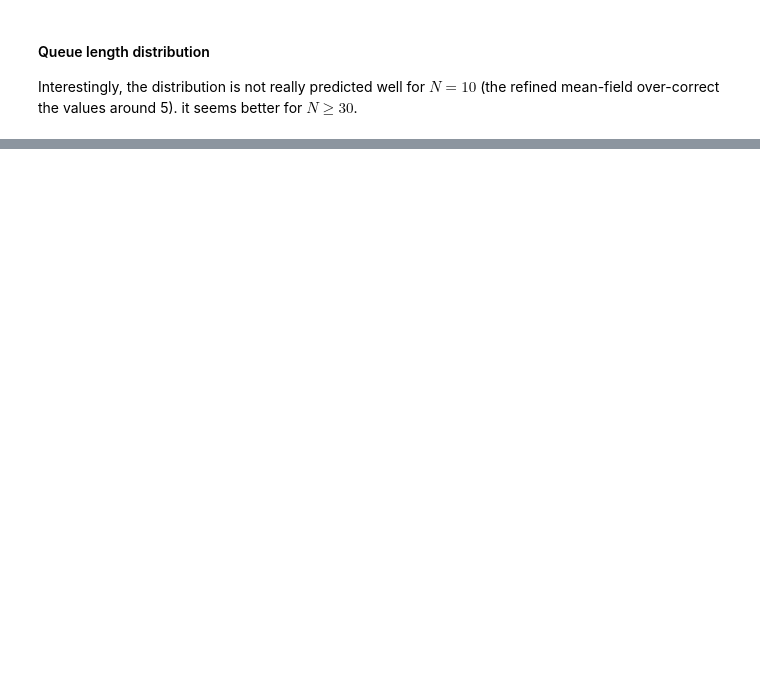
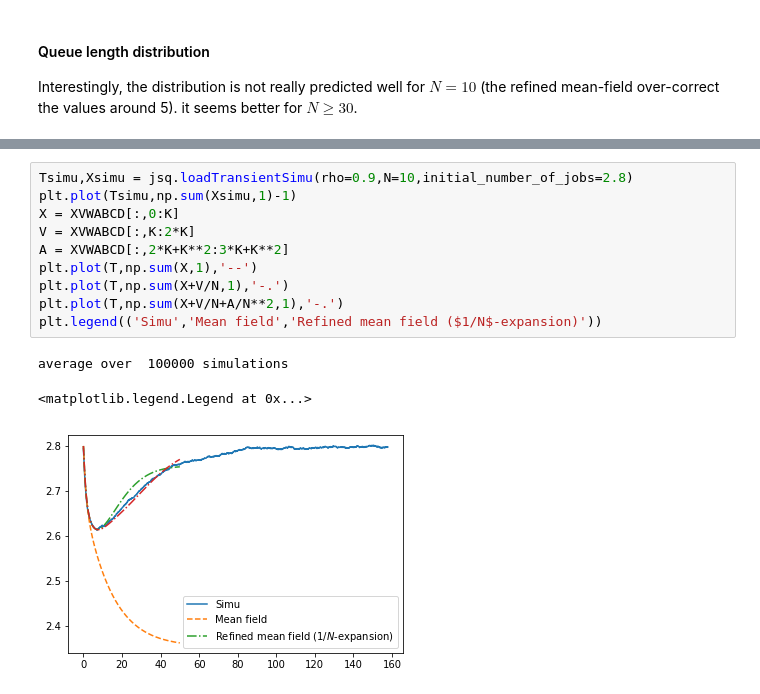
Before and after one commit to josudoncel/rmf_tool, a Jupyter notebook: Example_2choice.ipynb, the cells around one changed output, grey strips where cells are left out. Saved outputs shown, nothing was run; the diff lists cells and outputs as text; blank space fills up the shorter version.

```diff
--- a/Example_2choice.ipynb
+++ b/Example_2choice.ipynb
@@ -193,0 +228,14 @@ for N in myN:
+# %%
+Tsimu,Xsimu = jsq.loadTransientSimu(rho=0.9,N=10,initial_number_of_jobs=2.8)
+plt.plot(Tsimu,np.sum(Xsimu,1)-1)
+X = XVWABCD[:,0:K]
+V = XVWABCD[:,K:2*K]
+A = XVWABCD[:,2*K+K**2:3*K+K**2]
+plt.plot(T,np.sum(X,1),'--')
+plt.plot(T,np.sum(X+V/N,1),'-.')
+plt.plot(T,np.sum(X+V/N+A/N**2,1),'-.')
+plt.legend(('Simu','Mean field','Refined mean field ($1/N$-expansion)'))
+# %% [output]
+average over  100000 simulations
+<matplotlib.legend.Legend at 0x...>
+[figure, added]
```
Also changed, not shown: parts of 12 cells of this notebook.
